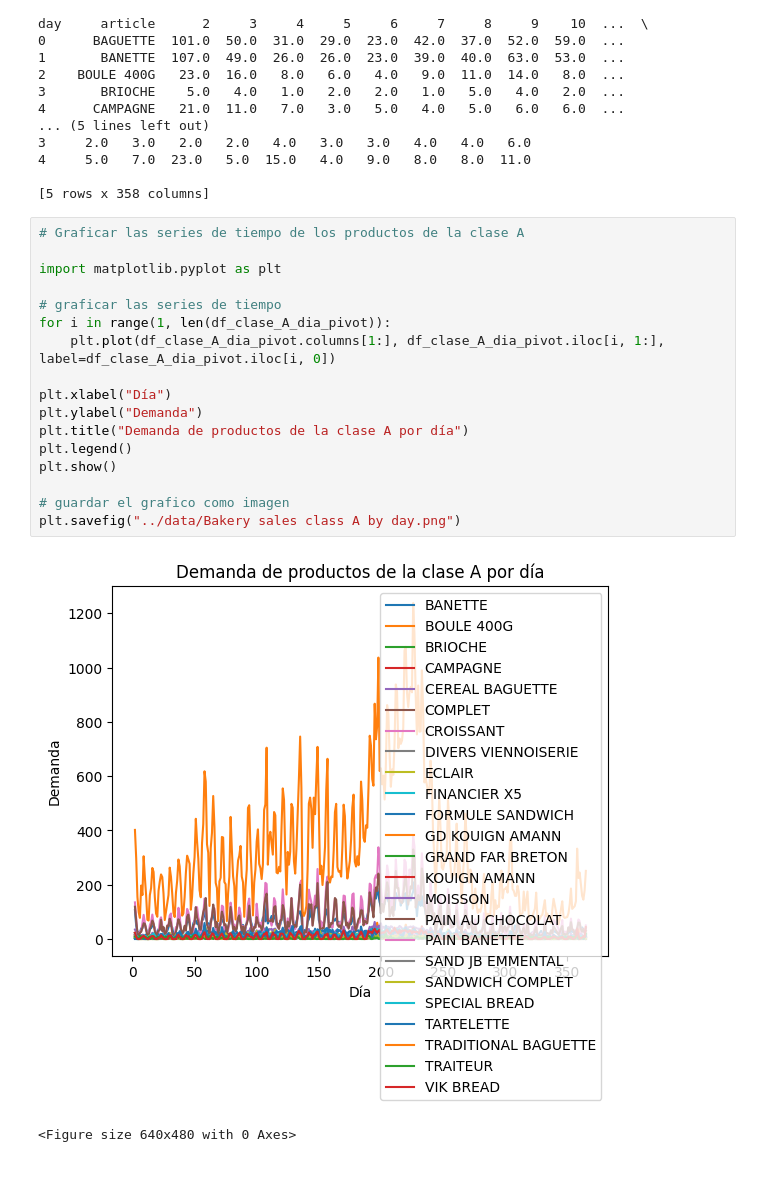
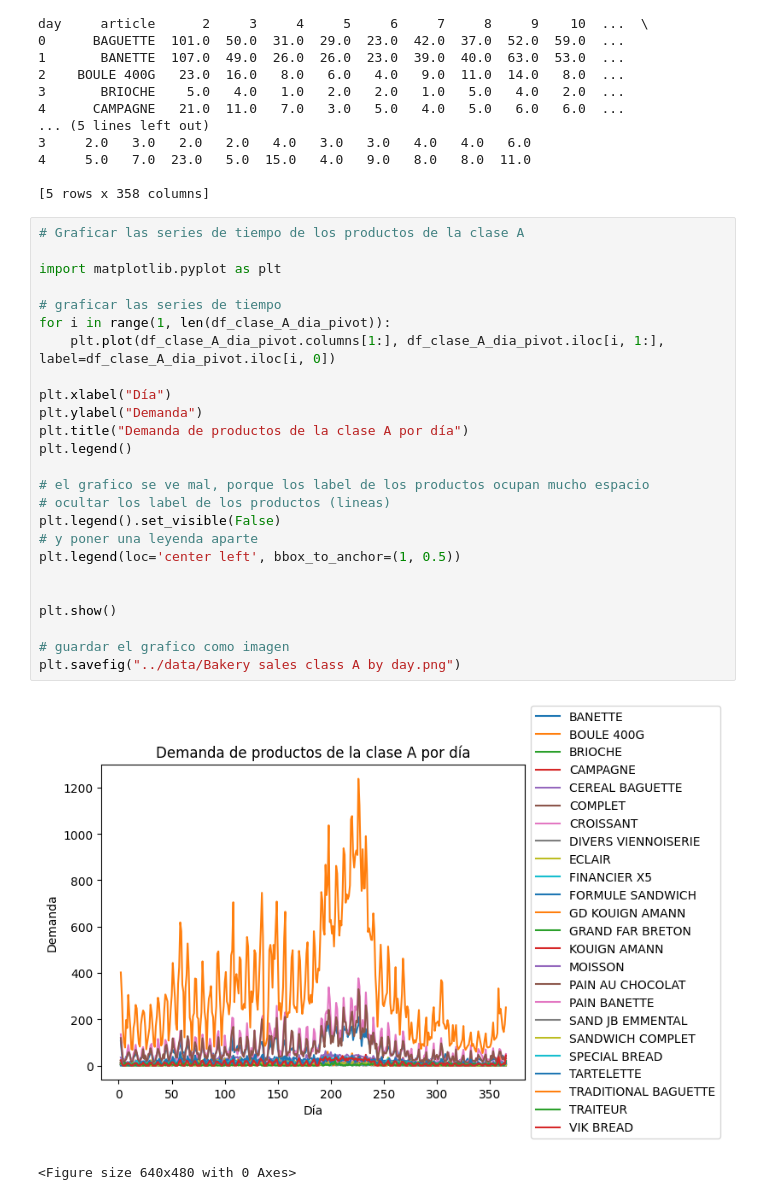
Before and after one commit to enzo418/io-abc-xyz, a Jupyter notebook: notebooks/notebook (3).ipynb, the cells around one changed output. Drawn from its saved outputs; the diff is of its cells as text; blank space fills up the shorter version.

```diff
--- a/notebooks/notebook (3).ipynb
+++ b/notebooks/notebook (3).ipynb
@@ -319,20 +319,28 @@ day     article      2     3     4     5     6     7     8     9    10  ...  \
 # %%
 # Graficar las series de tiempo de los productos de la clase A
 
 import matplotlib.pyplot as plt
 
 # graficar las series de tiempo
 for i in range(1, len(df_clase_A_dia_pivot)):
     plt.plot(df_clase_A_dia_pivot.columns[1:], df_clase_A_dia_pivot.iloc[i, 1:], label=df_clase_A_dia_pivot.iloc[i, 0])
 
 plt.xlabel("Día")
 plt.ylabel("Demanda")
 plt.title("Demanda de productos de la clase A por día")
 plt.legend()
+
+# el grafico se ve mal, porque los label de los productos ocupan mucho espacio
+# ocultar los label de los productos (lineas)
+plt.legend().set_visible(False)
+# y poner una leyenda aparte
+plt.legend(loc='center left', bbox_to_anchor=(1, 0.5))
+
+
 plt.show()
 
 # guardar el grafico como imagen
 plt.savefig("../data/Bakery sales class A by day.png")
 # %% [output]
-[figure, old version]
+[figure, new version]
 <Figure size 640x480 with 0 Axes>
```
